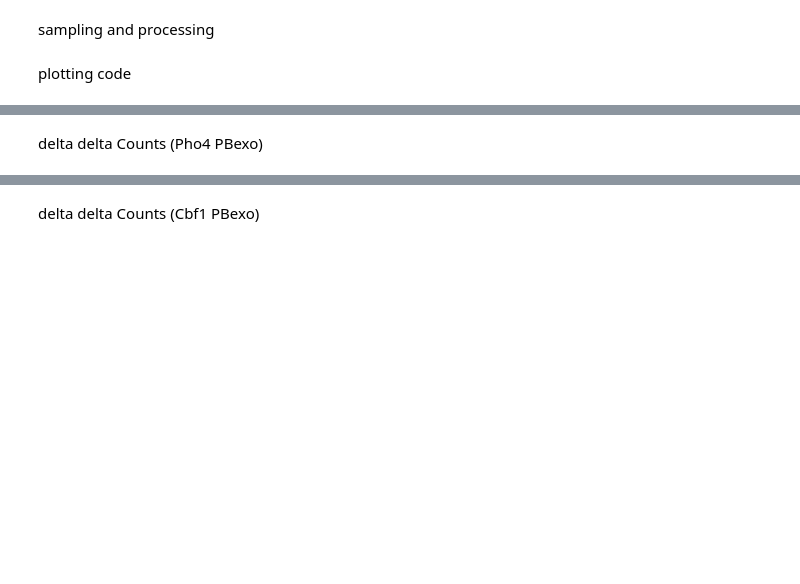
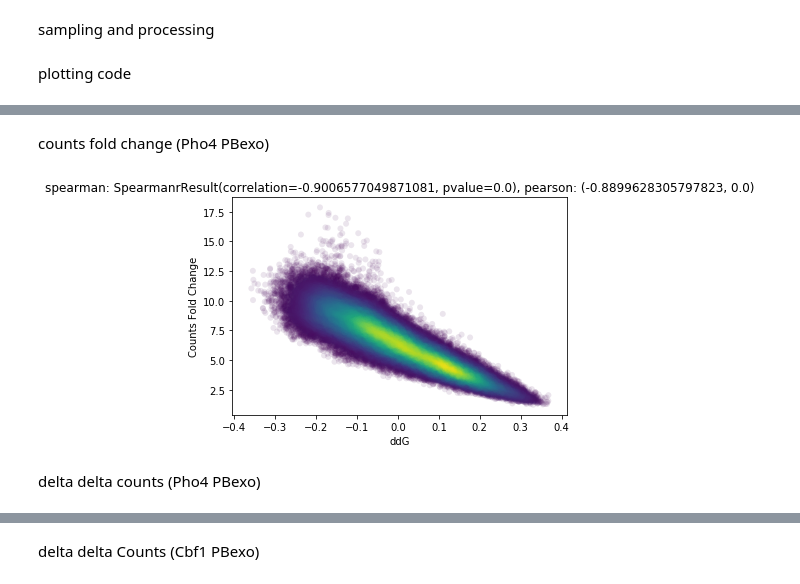
Before and after one commit to kundajelab/pho4, a Jupyter notebook: relativity.ipynb, the cells around one changed output, grey strips where cells are left out. Drawn from its saved outputs; the diff is of its cells as text; code cells hidden in the pictures; blank space fills up the shorter version.

```diff
--- a/relativity.ipynb
+++ b/relativity.ipynb
@@ -89,0 +90,2 @@ plotCorrs(xvals, yvals, "ddG", "Delta Log Counts")
+# %% [markdown]
+counts fold change  (Pho4 PBexo)
@@ -90,5 +99,9 @@ plotCorrs(xvals, yvals, "ddG", "Delta Log Counts")
+# %%
+plotCorrs(xvals, yvals, "ddG", "Counts Fold Change")
+# %% [output]
+[figure, added]
 # %% [markdown]
-delta delta Counts (Pho4 PBexo)
+delta delta counts (Pho4 PBexo)
 # %%
 xvals = []
 yvals = []
```
Also changed, not shown: parts of 10 cells of this notebook.
